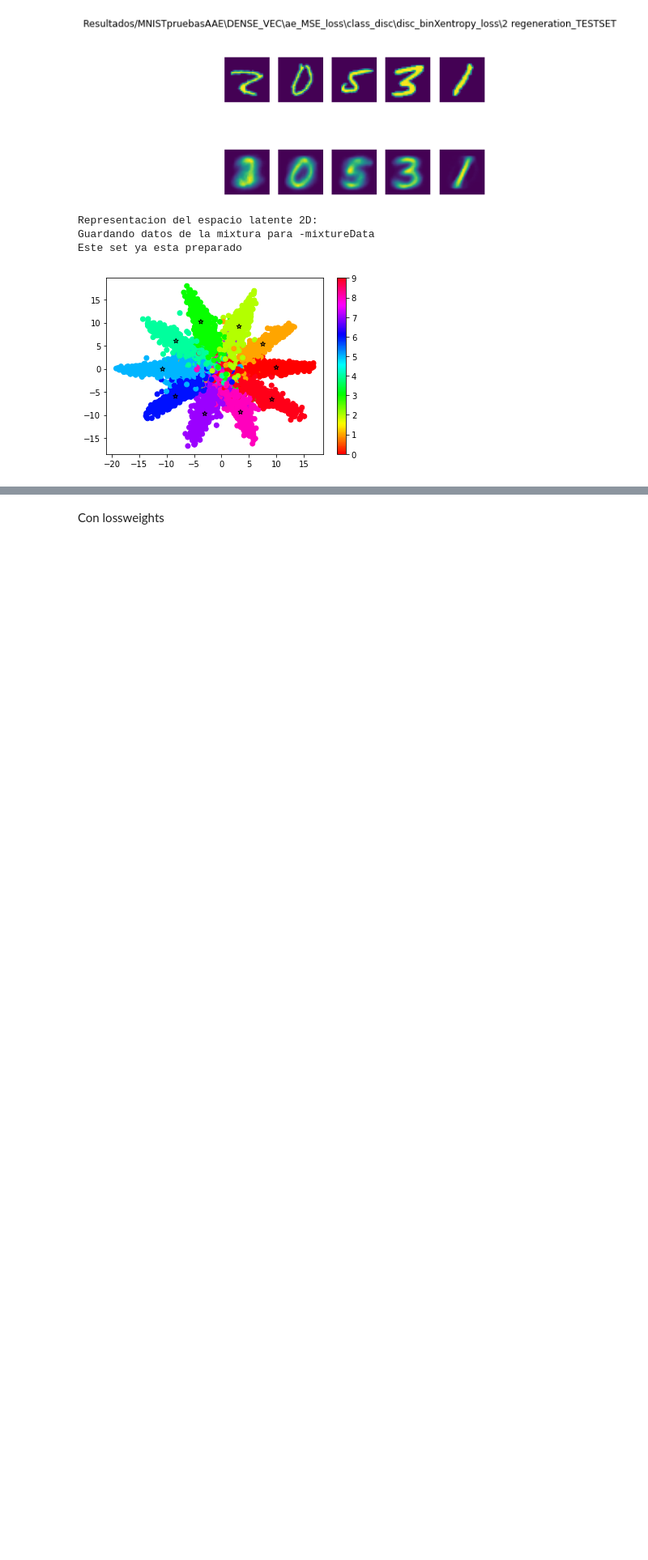
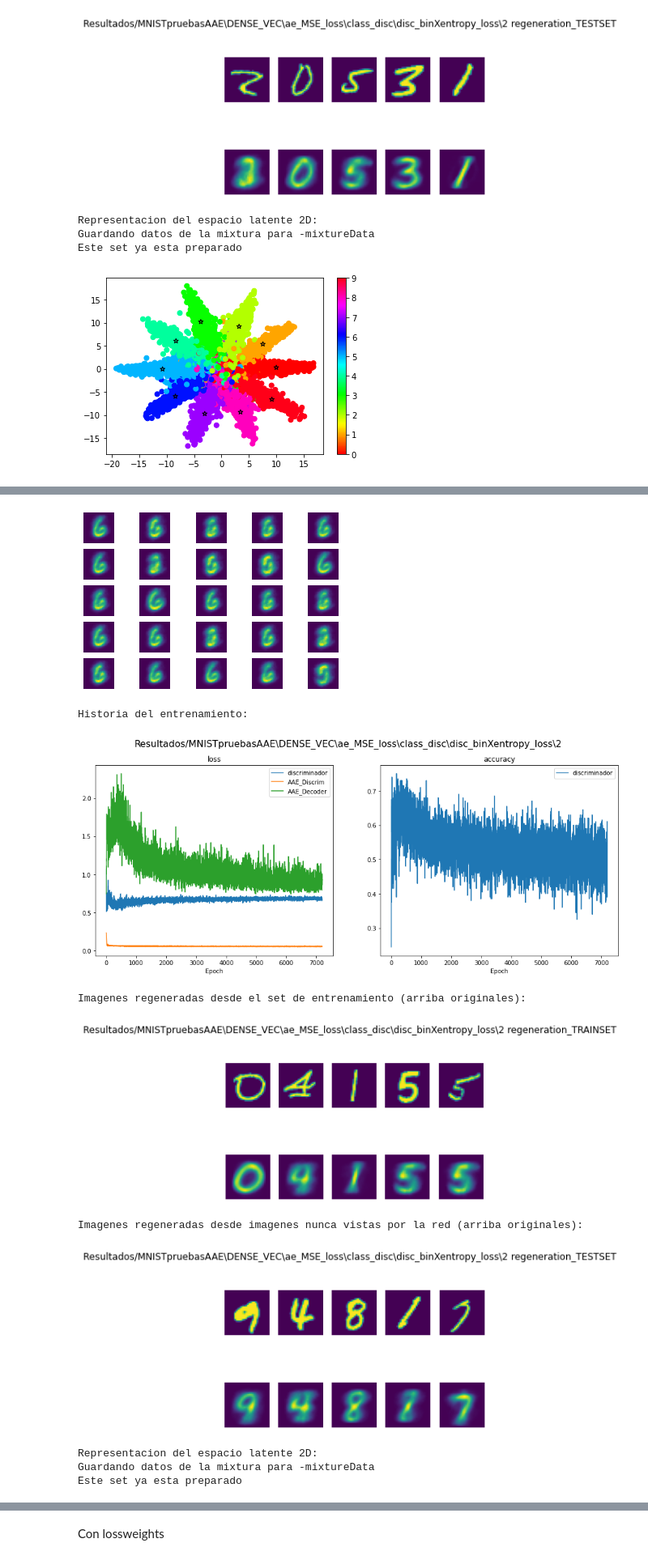
Before and after one commit to TFG-FcoJavier/TFG, a Jupyter notebook: MNIST_pruebasAAE.ipynb, the cells around one changed output, grey strips where cells are left out. Shown at 81% size. Cells and saved outputs as stored; diff of their text form; code cells hidden in the pictures; blank space fills up the shorter version.

Commit message:
Funcion de sampleo de normal multivariada Creada funcion de sampleo Probada con MNIST con 2 dimensiones de espacio latente Relacionado con #26

```diff
--- a/MNIST_pruebasAAE.ipynb
+++ b/MNIST_pruebasAAE.ipynb
@@ -334,3 +334,8 @@ Representacion del espacio latente 2D:
 Guardando datos de la mixtura para -mixtureData
 Este set ya esta preparado
 [figure]
+# %%
+disc=(build_class_discriminator ,"class_disc",{"clases":10}, {"truth":true_multivariate_sampler, "truth_kwargs":{"nclases":10}, "falsehood":fake_class_sampler})
+model_name = "DENSE_VEC"
+tryModel(disc=disc, model_name=model_name)
+# %% [output]
@@ -336,0 +357,10 @@ Este set ya esta preparado
+[figure, added]
+Historia del entrenamiento:
+[figure, added]
+Imagenes regeneradas desde el set de entrenamiento (arriba originales):
+[figure, added]
+Imagenes regeneradas desde imagenes nunca vistas por la red (arriba originales):
+[figure, added]
+Representacion del espacio latente 2D:
+Guardando datos de la mixtura para -mixtureData
+Este set ya esta preparado
```
Also changed, not shown: parts of 5 cells of this notebook, 1 other file.
